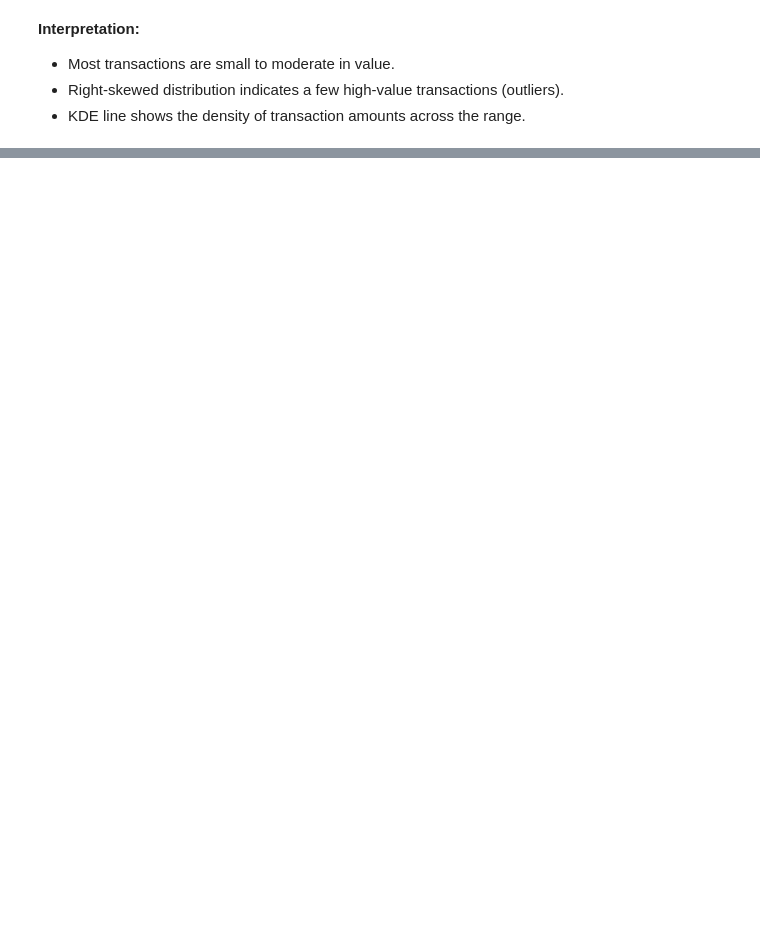
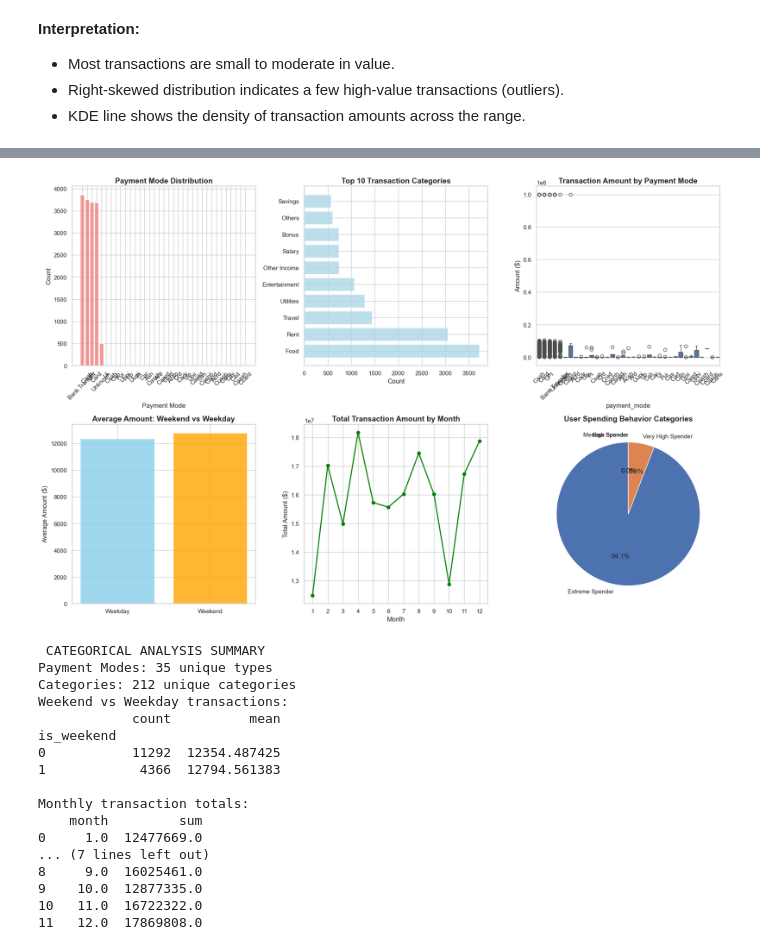
Before and after one commit to Nathan-Omenge/DataMining_GroupProject, a Jupyter notebook: notebooks/2_exploratory_anaylsis.ipynb, the cells around one changed output, grey strips where cells are left out. Saved outputs shown, nothing was run; the diff lists cells and outputs as text; code cells hidden in the pictures; blank space fills up the shorter version.

```diff
--- a/notebooks/2_exploratory_anaylsis.ipynb
+++ b/notebooks/2_exploratory_anaylsis.ipynb
@@ -185,0 +154,80 @@ T-test: t=nan, p=nan
+# %%
+# Create comprehensive categorical analysis
+fig, axes = plt.subplots(2, 3, figsize=(18, 12))
+
+# 1. Payment Mode Distribution
+payment_counts = df['payment_mode'].value_counts()
+axes[0,0].bar(payment_counts.index, payment_counts.values, color='lightcoral', alpha=0.8)
+axes[0,0].set_title('Payment Mode Distribution', fontsize=14, fontweight='bold')
+axes[0,0].set_xlabel('Payment Mode')
+axes[0,0].set_ylabel('Count')
+axes[0,0].tick_params(axis='x', rotation=45)
+
+# 2. Top 10 Categories by Transaction Count
+top_categories = df['category'].value_counts().head(10)
+axes[0,1].barh(top_categories.index, top_categories.values, color='lightblue', alpha=0.8)
+axes[0,1].set_title('Top 10 Transaction Categories', fontsize=14, fontweight='bold')
+axes[0,1].set_xlabel('Count')
+
+# 3. Amount by Payment Mode (cleaned data)
+sns.boxplot(data=df, x='payment_mode', y='amount', ax=axes[0,2])
+axes[0,2].set_title('Transaction Amount by Payment Mode', fontsize=14, fontweight='bold')
+axes[0,2].tick_params(axis='x', rotation=45)
+axes[0,2].set_ylabel('Amount ($)')
+
+# 4. Weekend vs Weekday Analysis
+weekend_data = df.groupby('is_weekend')['amount'].agg(['mean', 'count']).reset_index()
+weekend_data['day_type'] = weekend_data['is_weekend'].map({0: 'Weekday', 1: 'Weekend'})
+axes[1,0].bar(weekend_data['day_type'], weekend_data['mean'], color=['skyblue', 'orange'],
+alpha=0.8)
+axes[1,0].set_title('Average Amount: Weekend vs Weekday', fontsize=14, fontweight='bold')
+axes[1,0].set_ylabel('Average Amount ($)')
+
+  # 5. Monthly Transaction Patterns
+monthly_data = df.groupby('month')['amount'].agg(['sum', 'count']).reset_index()
+axes[1,1].plot(monthly_data['month'], monthly_data['sum'], marker='o', linewidth=2,
+color='green')
+axes[1,1].set_title('Total Transaction Amount by Month', fontsize=14, fontweight='bold')
+axes[1,1].set_xlabel('Month')
+axes[1,1].set_ylabel('Total Amount ($)')
+axes[1,1].set_xticks(range(1, 13))
+
+  # 6. User Spending Behavior Categories
+user_spending_categories = pd.cut(df['user_total_spending'],
+                                  bins=[0, 10000, 50000, 100000, 500000, float('inf')],
+                                  labels=['Low Spender', 'Medium Spender', 'High Spender', 'Very High Spender', 'Extreme Spender'])
+spending_counts = user_spending_categories.value_counts()
+axes[1,2].pie(spending_counts.values, labels=spending_counts.index, autopct='%1.1f%%',
+startangle=90)
+axes[1,2].set_title('User Spending Behavior Categories', fontsize=14, fontweight='bold')
+
+plt.tight_layout()
+plt.show()
+
+# Print categorical summaries
+print(" CATEGORICAL ANALYSIS SUMMARY ")
+print(f"Payment Modes: {df['payment_mode'].nunique()} unique types")
+print(f"Categories: {df['category'].nunique()} unique categories")
+print(f"Weekend vs Weekday transactions:")
+print(df.groupby('is_weekend')['amount'].agg(['count', 'mean']))
+print(f"\nMonthly transaction totals:")
+print(monthly_data[['month', 'sum']])
+# %% [output]
+[figure, added]
+ CATEGORICAL ANALYSIS SUMMARY
+Payment Modes: 35 unique types
+Categories: 212 unique categories
+Weekend vs Weekday transactions:
+            count          mean
+is_weekend
+0           11292  12354.487425
+1            4366  12794.561383
+
+Monthly transaction totals:
+    month         sum
+0     1.0  12477669.0
+... (7 lines left out)
+8     9.0  16025461.0
+9    10.0  12877335.0
+10   11.0  16722322.0
+11   12.0  17869808.0
```
Also changed, not shown: parts of 31 cells of this notebook, 5 other files.
